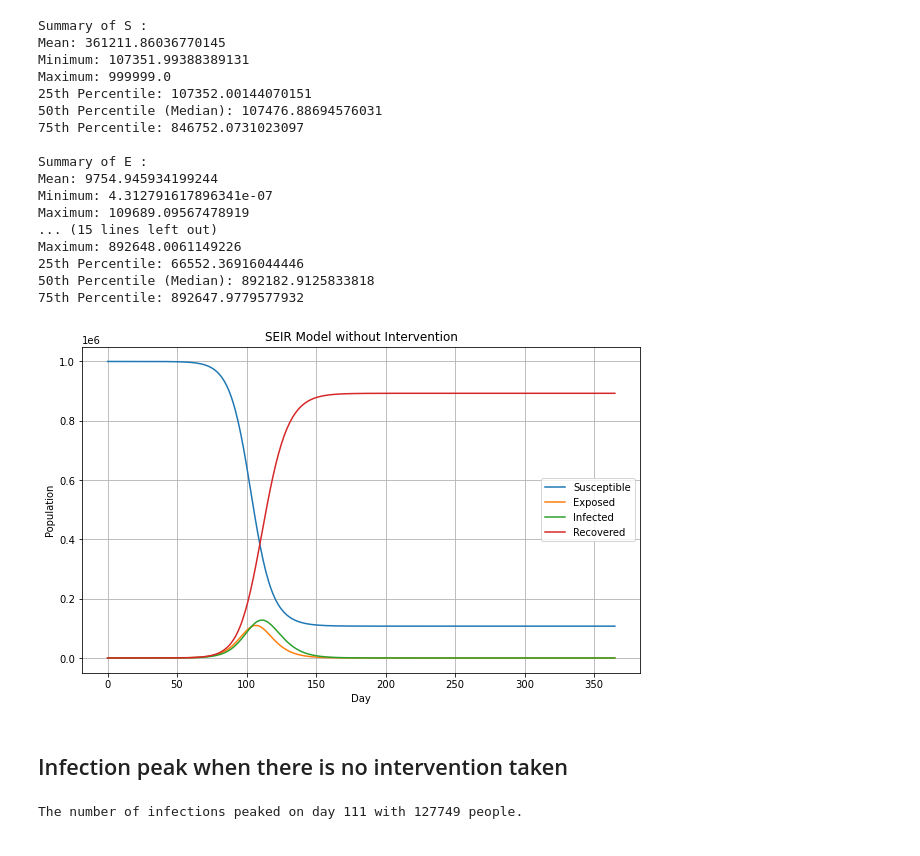
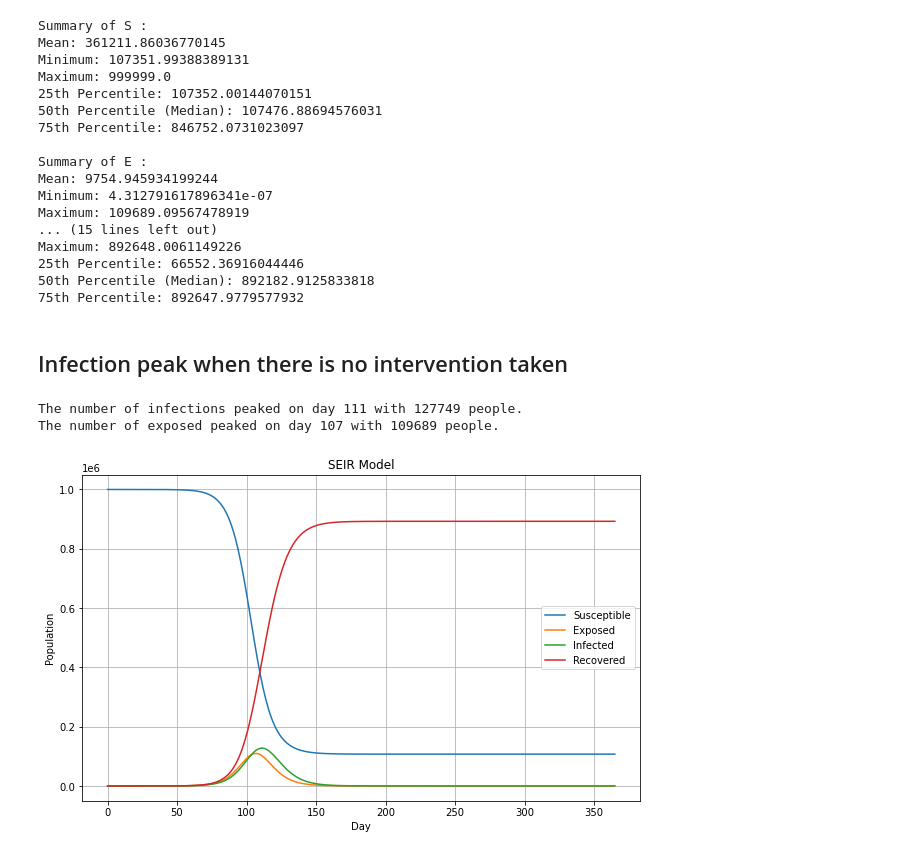
Before and after one commit to nwjun/infectious-disease-modelling, a Jupyter notebook: SEIR.ipynb, the cells around one changed output. Saved outputs shown, nothing was run; the diff lists cells and outputs as text; code cells hidden in the pictures.

Commit message:
Updated SEIR

```diff
--- a/SEIR.ipynb
+++ b/SEIR.ipynb
@@ -95,21 +95,6 @@ Maximum: 892648.0061149226
 25th Percentile: 66552.36916044446
 50th Percentile (Median): 892182.9125833818
 75th Percentile: 892647.9779577932
-# %%
-# Plotting the SEIR model
-plt.figure(figsize=(10, 6))
-plt.plot(times, S, label='Susceptible')
-plt.plot(times, E, label='Exposed')
-plt.plot(times, I, label='Infected')
-plt.plot(times, R, label='Recovered')
-plt.xlabel('Day')
-plt.ylabel('Population')
-plt.title('SEIR Model without Intervention')
-plt.legend()
-plt.grid(True)
-plt.show()
-# %% [output]
-[figure, removed]
 # %% [markdown]
 ## Infection peak when there is no intervention taken
 # %%
@@ -132,5 +117,48 @@ peak_infections = df_infections.max()
 peak_time = df_infections.idxmax()
 
 print("The number of infections peaked on day", peak_time, "with", round(peak_infections), "people.")
+
+# Extract the Exposed column
+df_exposed = df_model['Exposed']
+
+# Obtain the max number of people exposed
+peak_exposed = df_exposed.max()
+
+# Obtain the n-day when the number of people exposed is max
+peak_time_exposed = df_exposed.idxmax()
+
+print("The number of exposed peaked on day", peak_time_exposed, "with", round(peak_exposed), "people.")
 # %% [output]
 The number of infections peaked on day 111 with 127749 people.
+The number of exposed peaked on day 107 with 109689 people.
+# %%
+# Plotting the SEIR model
+plt.figure(figsize=(10, 6))
+plt.plot(times, S, label='Susceptible')
+plt.plot(times, E, label='Exposed')
+plt.plot(times, I, label='Infected')
+plt.plot(times, R, label='Recovered')
+plt.xlabel('Day')
+plt.ylabel('Population')
+plt.title('SEIR Model')
+plt.legend()
+plt.grid(True)
+
+# # Adding horizontal and vertical lines to the peak infectious point
+# point_x = peak_time
+# point_y = peak_infections
+
+# # Horizontal line
+# plt.axhline(y=point_y, color='black', linestyle='--')
+# # Vertical line
+# plt.axvline(x=point_x, color='black', linestyle='--')
+
+# # Marking the point
+# plt.scatter(point_x, point_y, color='black', marker='o')
+
+# # Adding text annotation for the point coordinates
+# plt.text(point_x + 5, point_y + 30000, f'({point_x}, {round(point_y)})', color='black')
+
+plt.show()
+# %% [output]
+[figure, added]
```
